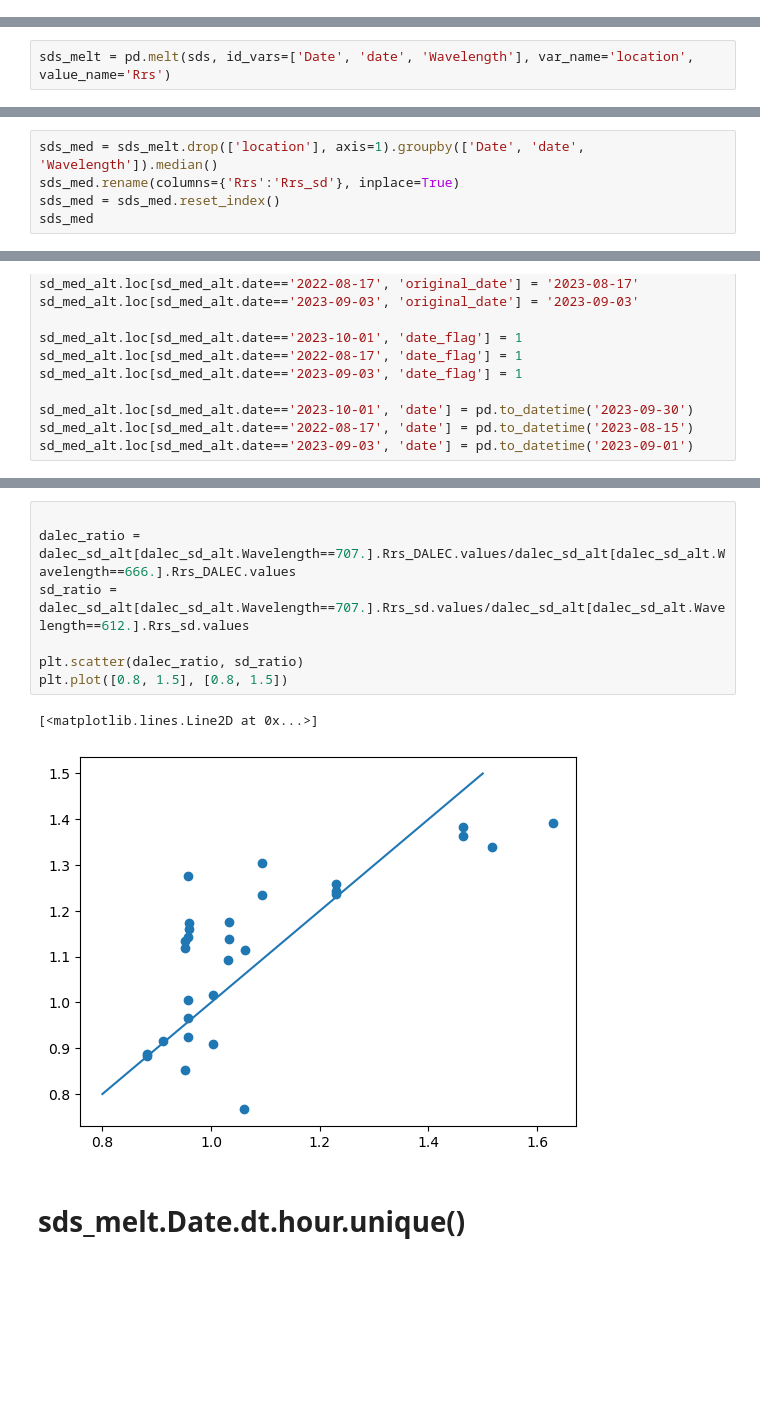
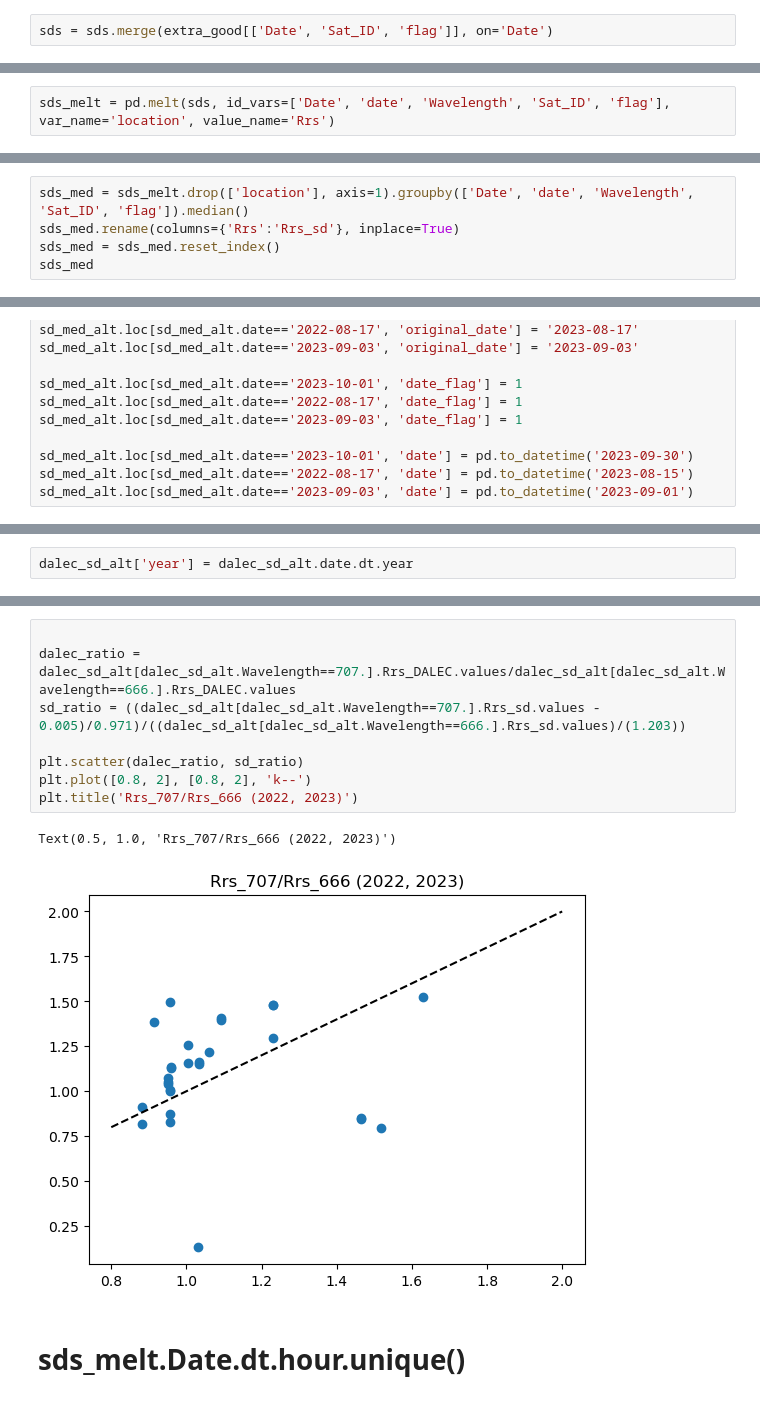
Before and after one commit to scmc72/DALEC_processing, a Jupyter notebook: SD_DALEC_2023.ipynb, the cells around one changed output, grey strips where cells are left out. Cells and saved outputs as stored; diff of their text form; blank space fills up the shorter version.

```diff
--- a/SD_DALEC_2023.ipynb
+++ b/SD_DALEC_2023.ipynb
@@ -68,3 +125,5 @@ sds
+# %%
+sds = sds.merge(extra_good[['Date', 'Sat_ID', 'flag']], on='Date')
 # %%
 sds['date'] = sds.Date.dt.date
 sds.columns
@@ -76,4 +139,4 @@ Index(['Date', 'Wavelength', 'rho_s_62_93', 'rho_s_62_94', 'rho_s_62_95',
 # %%
-sds_melt = pd.melt(sds, id_vars=['Date', 'date', 'Wavelength'], var_name='location', value_name='Rrs')
+sds_melt = pd.melt(sds, id_vars=['Date', 'date', 'Wavelength', 'Sat_ID', 'flag'], var_name='location', value_name='Rrs')
 # %%
 sds_melt['Rrs'] =  sds_melt.Rrs.astype(float)
@@ -85,5 +164,5 @@ sns.relplot(data=sds_melt, x='Wavelength', y='Rrs', col='date', col_wrap=5, kind
 # %%
-sds_med = sds_melt.drop(['location'], axis=1).groupby(['Date', 'date', 'Wavelength']).median()
+sds_med = sds_melt.drop(['location'], axis=1).groupby(['Date', 'date', 'Wavelength', 'Sat_ID', 'flag']).median()
 sds_med.rename(columns={'Rrs':'Rrs_sd'}, inplace=True)
 sds_med = sds_med.reset_index()
 sds_med
@@ -288 +403,3 @@ plt.tight_layout()
+# %%
+dalec_sd_alt['year'] = dalec_sd_alt.date.dt.year
 # %%
@@ -324,13 +554,14 @@ plt.show()
 # %%
 
 dalec_ratio = dalec_sd_alt[dalec_sd_alt.Wavelength==707.].Rrs_DALEC.values/dalec_sd_alt[dalec_sd_alt.Wavelength==666.].Rrs_DALEC.values
-sd_ratio = dalec_sd_alt[dalec_sd_alt.Wavelength==707.].Rrs_sd.values/dalec_sd_alt[dalec_sd_alt.Wavelength==612.].Rrs_sd.values
+sd_ratio = ((dalec_sd_alt[dalec_sd_alt.Wavelength==707.].Rrs_sd.values - 0.005)/0.971)/((dalec_sd_alt[dalec_sd_alt.Wavelength==666.].Rrs_sd.values)/(1.203))
 
 plt.scatter(dalec_ratio, sd_ratio)
-plt.plot([0.8, 1.5], [0.8, 1.5])
+plt.plot([0.8, 2], [0.8, 2], 'k--')
+plt.title('Rrs_707/Rrs_666 (2022, 2023)')
 # %% [output]
-[<matplotlib.lines.Line2D at 0x...>]
+Text(0.5, 1.0, 'Rrs_707/Rrs_666 (2022, 2023)')
-[figure, old version]
+[figure, new version]
 # %% [markdown]
 # sds_melt.Date.dt.hour.unique()
 # %% [markdown]
```
Also changed, not shown: parts of 63 cells of this notebook, 19 other files.
